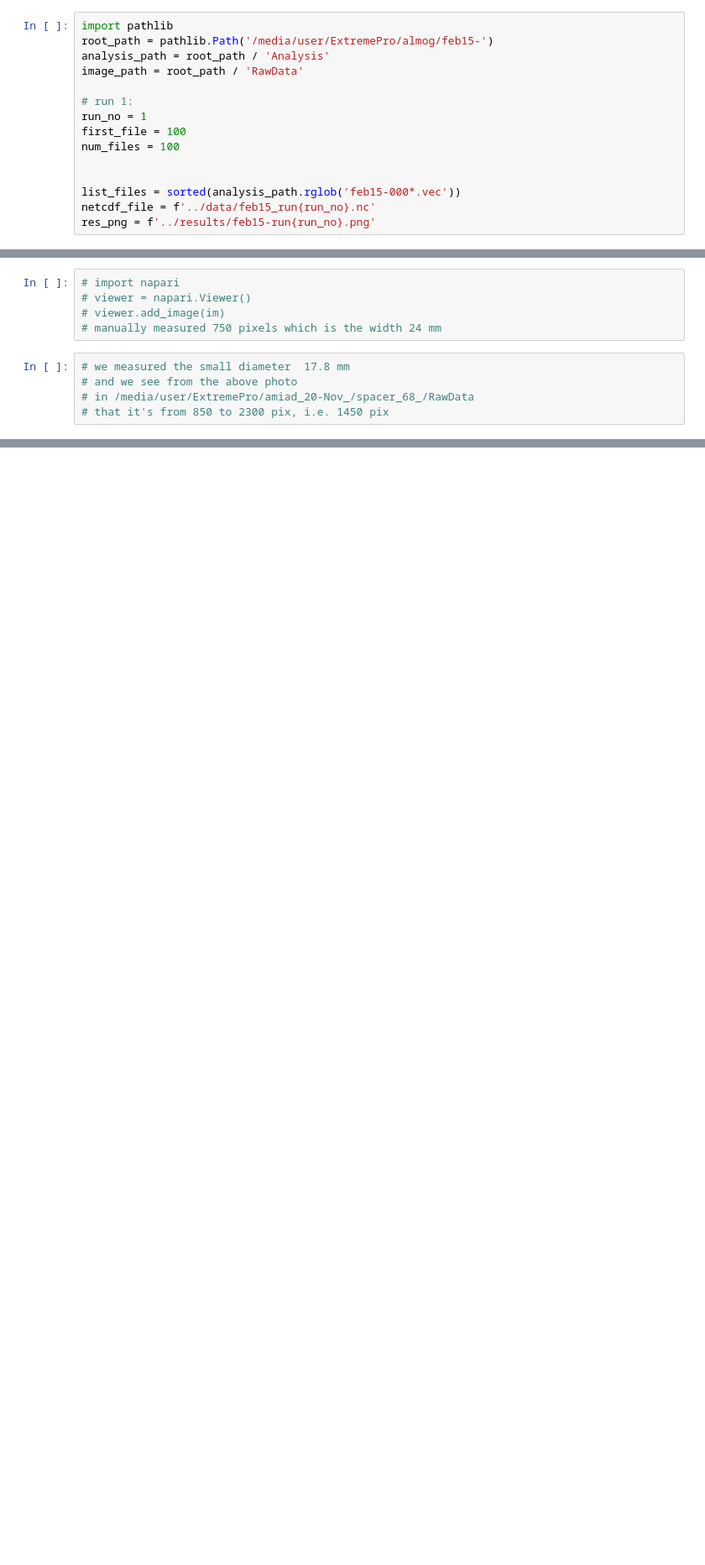
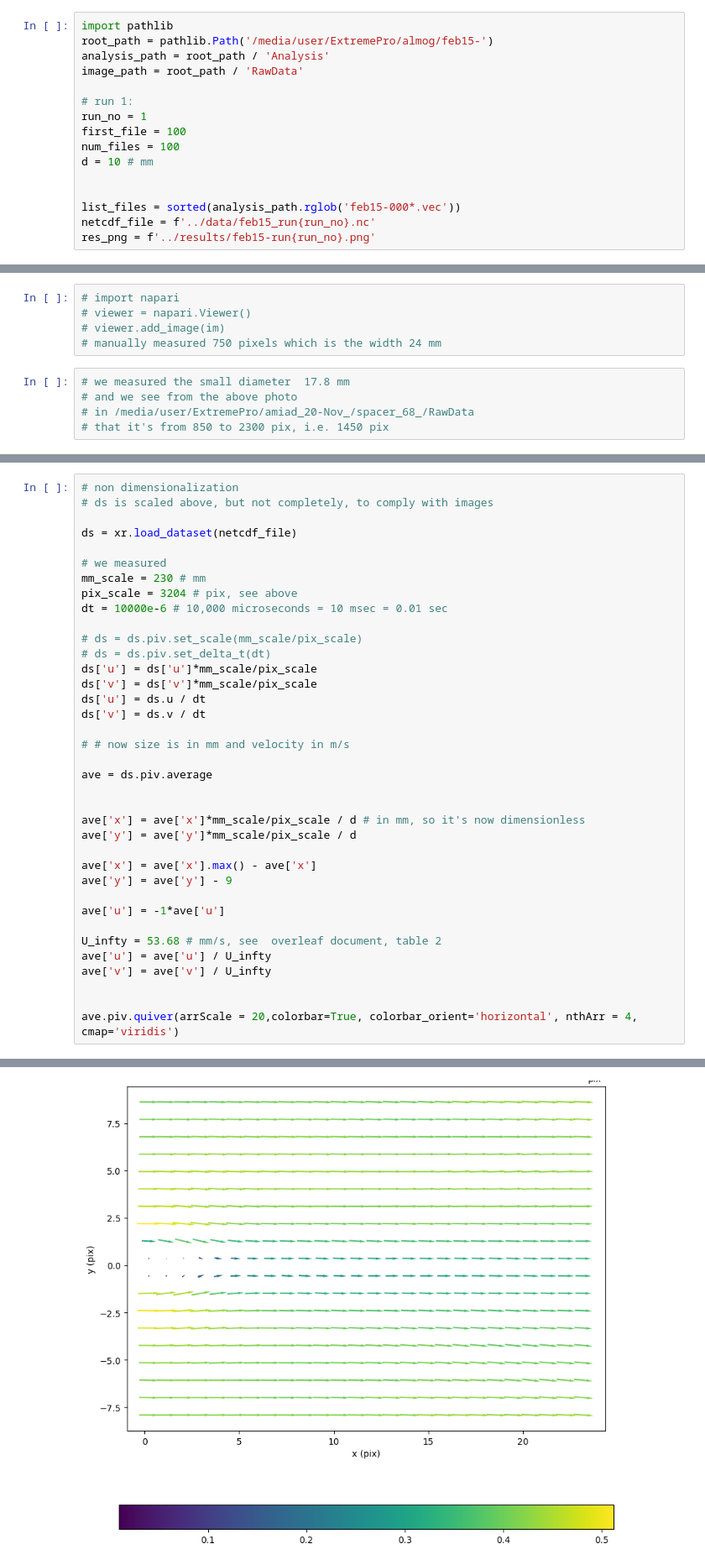
Before and after one commit to alexlib/almog_piv, a Jupyter notebook: notebooks/post_analysis_Feb-15_run1.ipynb, the cells around one changed output, grey strips where cells are left out. Shown at 84% size. Drawn from its saved outputs; the diff is of its cells as text; blank space fills up the shorter version.

```diff
--- a/notebooks/post_analysis_Feb-15_run1.ipynb
+++ b/notebooks/post_analysis_Feb-15_run1.ipynb
@@ -25,6 +25,7 @@ image_path = root_path / 'RawData'
 run_no = 1
 first_file = 100
 num_files = 100
+d = 10 # mm
 
 
 list_files = sorted(analysis_path.rglob('feb15-000*.vec'))
@@ -106,0 +119,38 @@ plt.savefig('./results/feb15-run1.png',dpi=200)
+# %%
+# non dimensionalization
+# ds is scaled above, but not completely, to comply with images
+
+ds = xr.load_dataset(netcdf_file)
+
+# we measured
+mm_scale = 230 # mm
+pix_scale = 3204 # pix, see above
+dt = 10000e-6 # 10,000 microseconds = 10 msec = 0.01 sec
+
+# ds = ds.piv.set_scale(mm_scale/pix_scale)
+# ds = ds.piv.set_delta_t(dt)
+ds['u'] = ds['u']*mm_scale/pix_scale
+ds['v'] = ds['v']*mm_scale/pix_scale
+ds['u'] = ds.u / dt
+ds['v'] = ds.v / dt
+
+# # now size is in mm and velocity in m/s
+
+ave = ds.piv.average
+
+
+ave['x'] = ave['x']*mm_scale/pix_scale / d # in mm, so it's now dimensionless
+ave['y'] = ave['y']*mm_scale/pix_scale / d
+
+ave['x'] = ave['x'].max() - ave['x']
+ave['y'] = ave['y'] - 9
+
+ave['u'] = -1*ave['u']
+
+U_infty = 53.68 # mm/s, see  overleaf document, table 2
+ave['u'] = ave['u'] / U_infty
+ave['v'] = ave['v'] / U_infty
+
+
+ave.piv.quiver(arrScale = 20,colorbar=True, colorbar_orient='horizontal', nthArr = 4, cmap='viridis')
+# %% [output]
@@ -106,0 +159 @@ plt.savefig('./results/feb15-run1.png',dpi=200)
+[figure, added]
```
Also changed, not shown: parts of 8 cells of this notebook.
